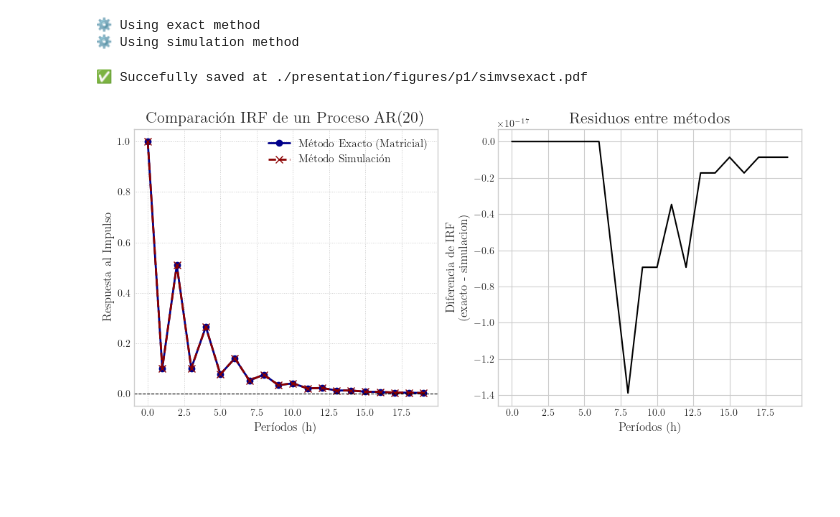
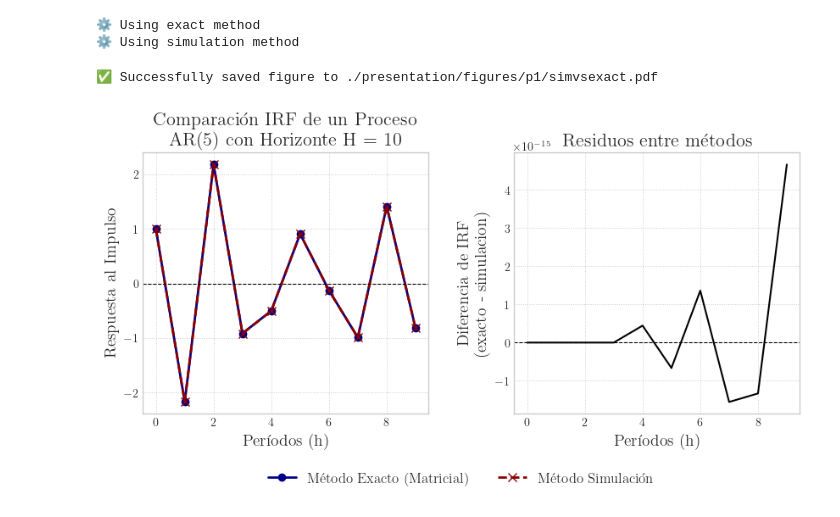
Before and after one commit to ensta630team/HW1---Python, a Jupyter notebook: presentation/notebooks/pregunta_1.ipynb, the cells around one changed output. Saved outputs shown, nothing was run; the diff lists cells and outputs as text; code cells hidden in the pictures; blank space fills up the shorter version.

```diff
--- a/presentation/notebooks/pregunta_1.ipynb
+++ b/presentation/notebooks/pregunta_1.ipynb
@@ -23,0 +23,3 @@ fixed_phi = [0.1, 0.5]
+# %%
+ar_model = AR(params_distribution='stationary', p=5, c=2)
+print(ar_model)
@@ -24,18 +44,14 @@ fixed_phi = [0.1, 0.5]
 # %%
-ar_model = AR(p=p)
-ar_model.set_phi(fixed_phi)
-ar_model.build_F()
-ar_model.stationary
-
+H = 10
 irf_exact = ar_model.get_irf(H=H, method='exact')
 irf_simulation = ar_model.get_irf(H=H, method='simulation')
 # %% [output]
 ⚙️ Using exact method
 ⚙️ Using simulation method
 # %%
-fig, axes = plt.subplots(1, 2, figsize=(12, 5))
-axes = plot_irf_comparison(irf_exact, irf_simulation, H, ax=axes)
+fig, axes = plt.subplots(1, 2, figsize=(10, 4), gridspec_kw={'wspace':0.3})
+axes = plot_irf_comparison(irf_exact, irf_simulation, model=ar_model, ax=axes)
 save_figure(fig, path='./presentation/figures/p1/simvsexact.pdf')
 # %% [output]
-✅ Succefully saved at ./presentation/figures/p1/simvsexact.pdf
+✅ Successfully saved figure to ./presentation/figures/p1/simvsexact.pdf
-[figure, old version]
+[figure, new version]
```
Also changed, not shown: parts of 6 cells of this notebook, 8 other files.
